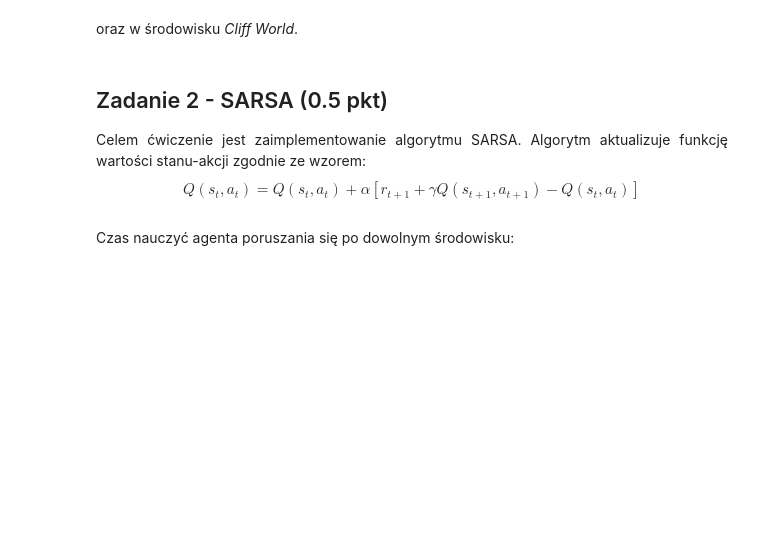
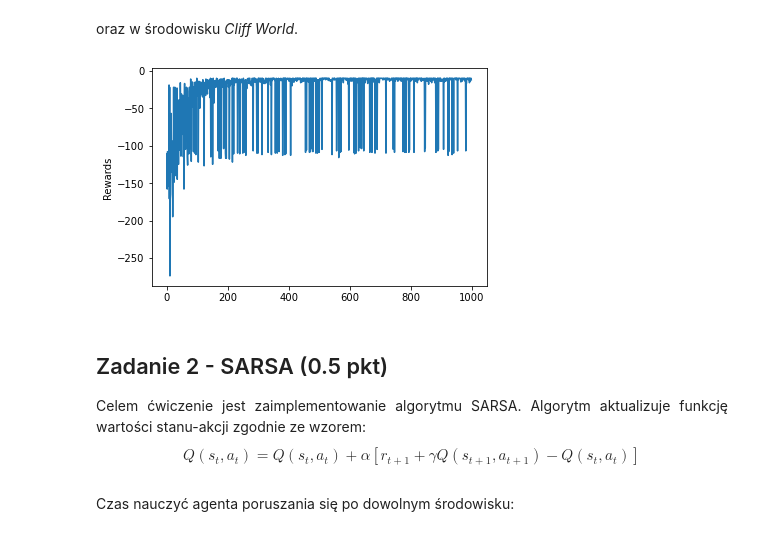
Before and after one commit to klima7/RL1-Exercises, a Jupyter notebook: notebook-2.ipynb, the cells around one changed output. Saved outputs shown, nothing was run; the diff lists cells and outputs as text; code cells hidden in the pictures; blank space fills up the shorter version.

Commit message:
Add Q-Learning from notebook-2

```diff
--- a/notebook-2.ipynb
+++ b/notebook-2.ipynb
@@ -74,9 +74,7 @@ class QLearningAgent:
         if len(possible_actions) == 0:
             return 0.0
 
-        #
-        # INSERT CODE HERE to get maximum possible value for a given state
-        #
+        max_value = max([self.get_qvalue(state, action) for action in possible_actions])
 
         return max_value
 
@@ -90,10 +88,8 @@ class QLearningAgent:
         gamma = self.discount
         learning_rate = self.alpha
 
-        #
-        # INSERT CODE HERE to update value for the given state and action
-        #
-
+        new_qvalue = (1-learning_rate) * self.get_qvalue(state, action) + learning_rate * (reward + gamma * self.get_value(next_state))
+        self.set_qvalue(state, action, new_qvalue)
 
     def get_best_action(self, state):
         """
@@ -108,6 +104,10 @@ class QLearningAgent:
         #
         # INSERT CODE HERE to get best possible action in a given state (remember to break ties randomly)
         #
+        qvalues = [self.get_qvalue(state, action) for action in possible_actions]
+        best_qvalue = max(qvalues)
+        best_actions = [action for action, qvalue in zip(possible_actions, qvalues) if qvalue == best_qvalue]
+        best_action = random.choice(best_actions)
 
         return best_action
 
@@ -135,6 +135,12 @@ class QLearningAgent:
         #
         # INSERT CODE HERE to get action in a given state (according to epsilon greedy algorithm)
         #
+        should_random = random.random() < epsilon
+
+        if should_random:
+            chosen_action = random.choice(possible_actions)
+        else:
+            return self.get_best_action(state)
 
         return chosen_action
 
@@ -168,11 +174,10 @@ def play_and_train(env, agent):
         #
         # INSERT CODE HERE to train (update) agent for state
         #
+        agent.update(state, action, reward, next_state)
 
         state = next_state
         total_reward += reward
-        if done:
-            break
 
     return total_reward
 # %% [markdown]
@@ -195,15 +211,17 @@ oraz w środowisku *Cliff World*.
 # %%
 environment = CliffWorld()
 agent = QLearningAgent(alpha=0.1, epsilon=0.1, discount=0.99,
                        get_legal_actions=environment.get_possible_actions)
 
 rewards = []
 for i in range(1000):
     rewards.append(play_and_train(environment, agent))
 
 plt.plot(rewards)
-plt.ylabel('some numbers')
+plt.ylabel('Rewards')
 plt.show()
+# %% [output]
+[figure, added]
 # %% [markdown]
 ## Zadanie 2 - SARSA (0.5 pkt)
 
```
Also changed, not shown: parts of 1 cell of this notebook.
